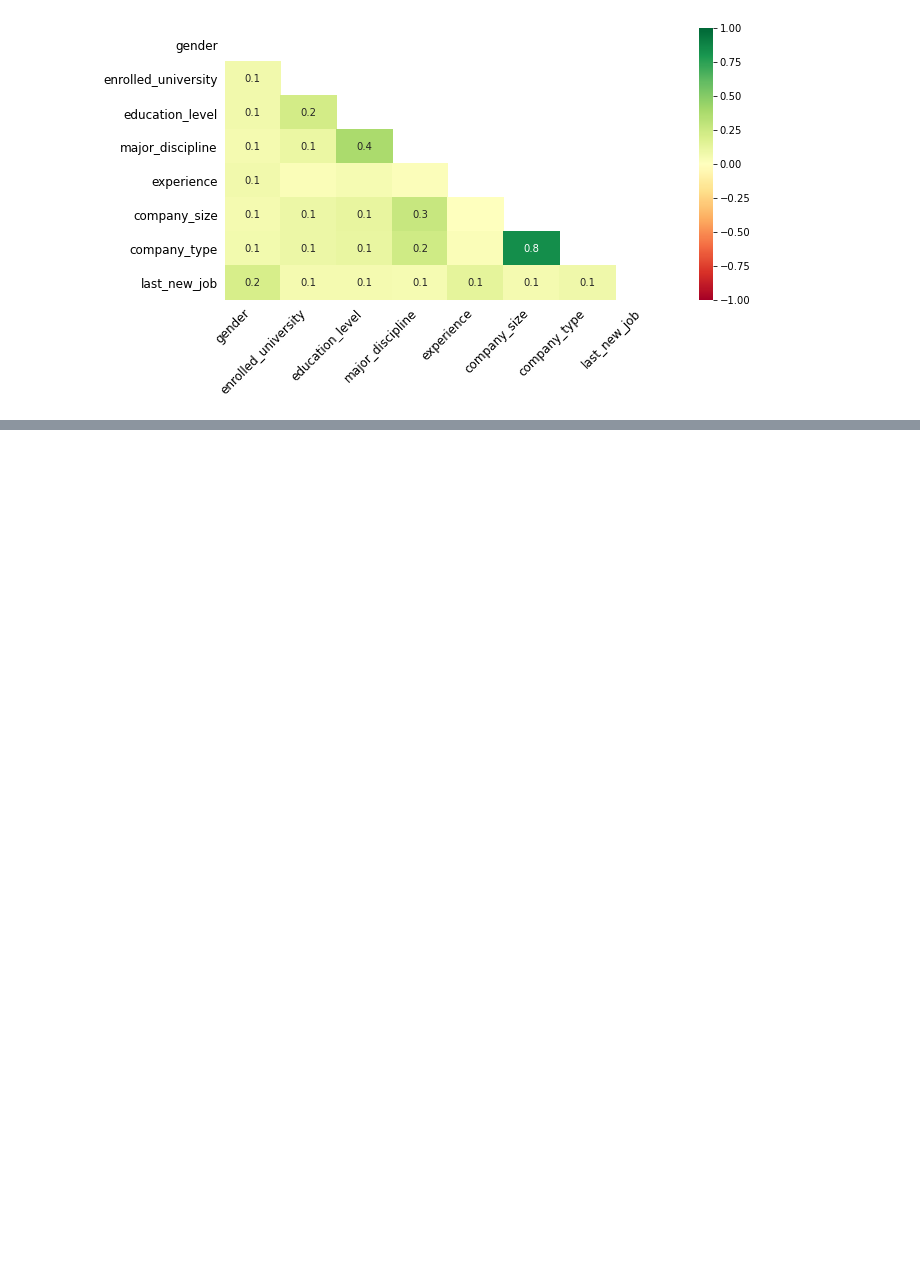
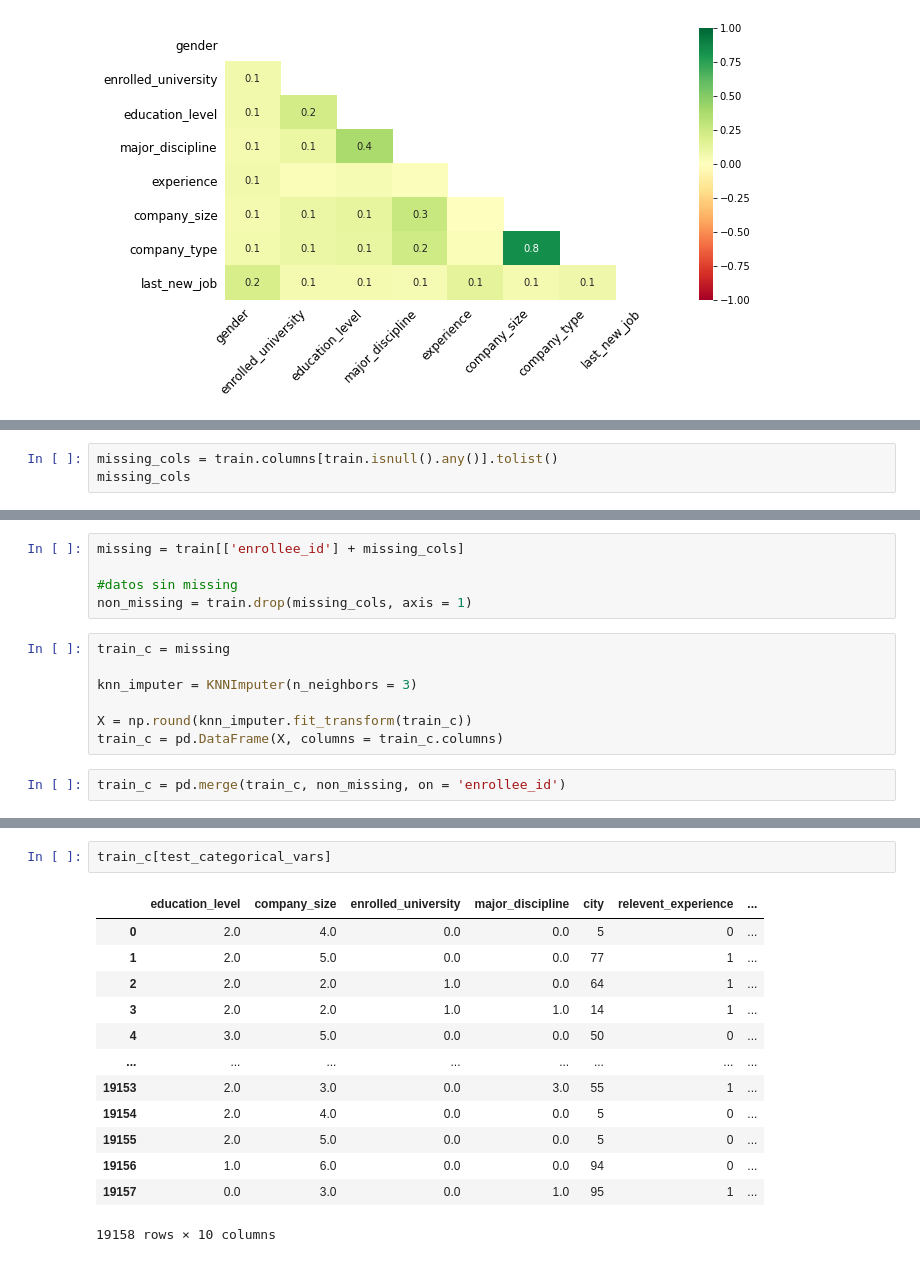
Before and after one commit to lggx/HR_Analysis, a Jupyter notebook: HR Analytics.ipynb, the cells around one changed output, grey strips where cells are left out. Drawn from its saved outputs; the diff is of its cells as text; blank space fills up the shorter version.

```diff
--- a/HR Analytics.ipynb
+++ b/HR Analytics.ipynb
@@ -250,0 +402,3 @@ Now that we have check there's no relation between NaNs that might have informat
+# %%
+missing_cols = train.columns[train.isnull().any()].tolist()
+missing_cols
@@ -250,0 +414,14 @@ Now that we have check there's no relation between NaNs that might have informat
+# %%
+missing = train[['enrollee_id'] + missing_cols]
+
+#datos sin missing
+non_missing = train.drop(missing_cols, axis = 1)
+# %%
+train_c = missing
+
+knn_imputer = KNNImputer(n_neighbors = 3)
+
+X = np.round(knn_imputer.fit_transform(train_c))
+train_c = pd.DataFrame(X, columns = train_c.columns)
+# %%
+train_c = pd.merge(train_c, non_missing, on = 'enrollee_id')
@@ -269,0 +546,16 @@ ValueError: Input contains NaN
+# %%
+train_c[test_categorical_vars]
+# %% [output]
+|  | education_level | company_size | enrolled_university | major_discipline | city | relevent_experience | ... |
+| 0 | 2.0 | 4.0 | 0.0 | 0.0 | 5 | 0 | ... |
+| 1 | 2.0 | 5.0 | 0.0 | 0.0 | 77 | 1 | ... |
+| 2 | 2.0 | 2.0 | 1.0 | 0.0 | 64 | 1 | ... |
+| 3 | 2.0 | 2.0 | 1.0 | 1.0 | 14 | 1 | ... |
+| 4 | 3.0 | 5.0 | 0.0 | 0.0 | 50 | 0 | ... |
+| ... | ... | ... | ... | ... | ... | ... | ... |
+| 19153 | 2.0 | 3.0 | 0.0 | 3.0 | 55 | 1 | ... |
+| 19154 | 2.0 | 4.0 | 0.0 | 0.0 | 5 | 0 | ... |
+| 19155 | 2.0 | 5.0 | 0.0 | 0.0 | 5 | 0 | ... |
+| 19156 | 1.0 | 6.0 | 0.0 | 0.0 | 94 | 0 | ... |
+| 19157 | 0.0 | 3.0 | 0.0 | 1.0 | 95 | 1 | ... |
+19158 rows × 10 columns
```
Also changed, not shown: parts of 55 cells of this notebook.
